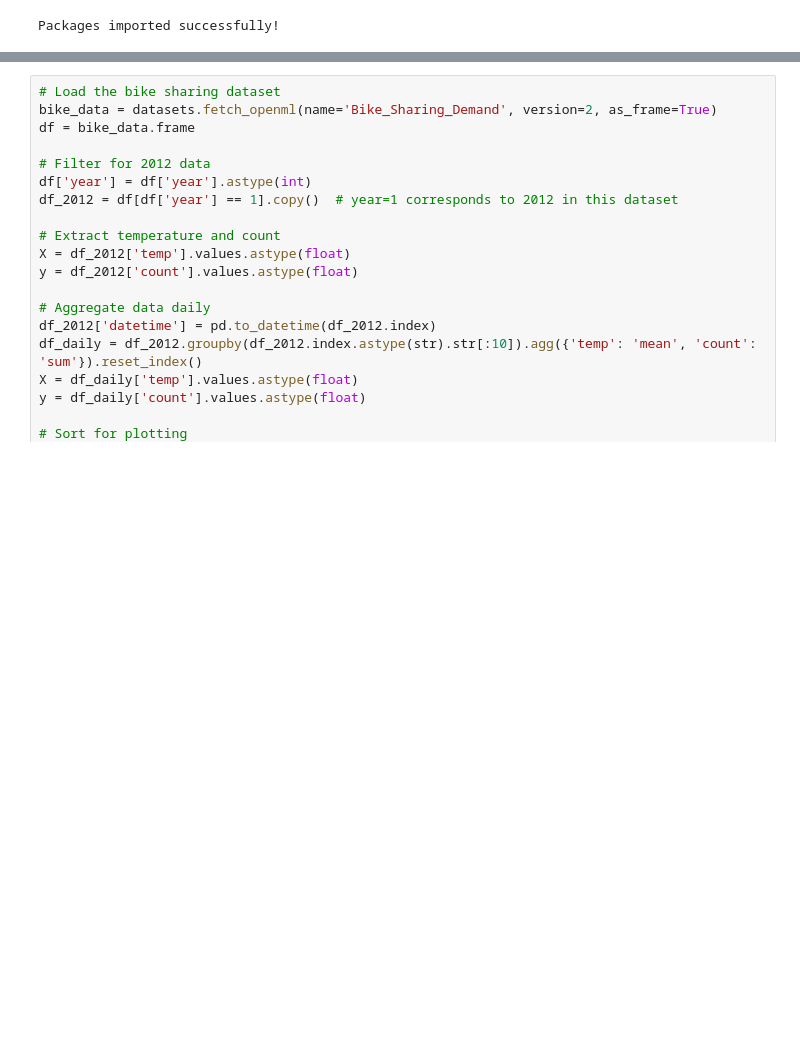
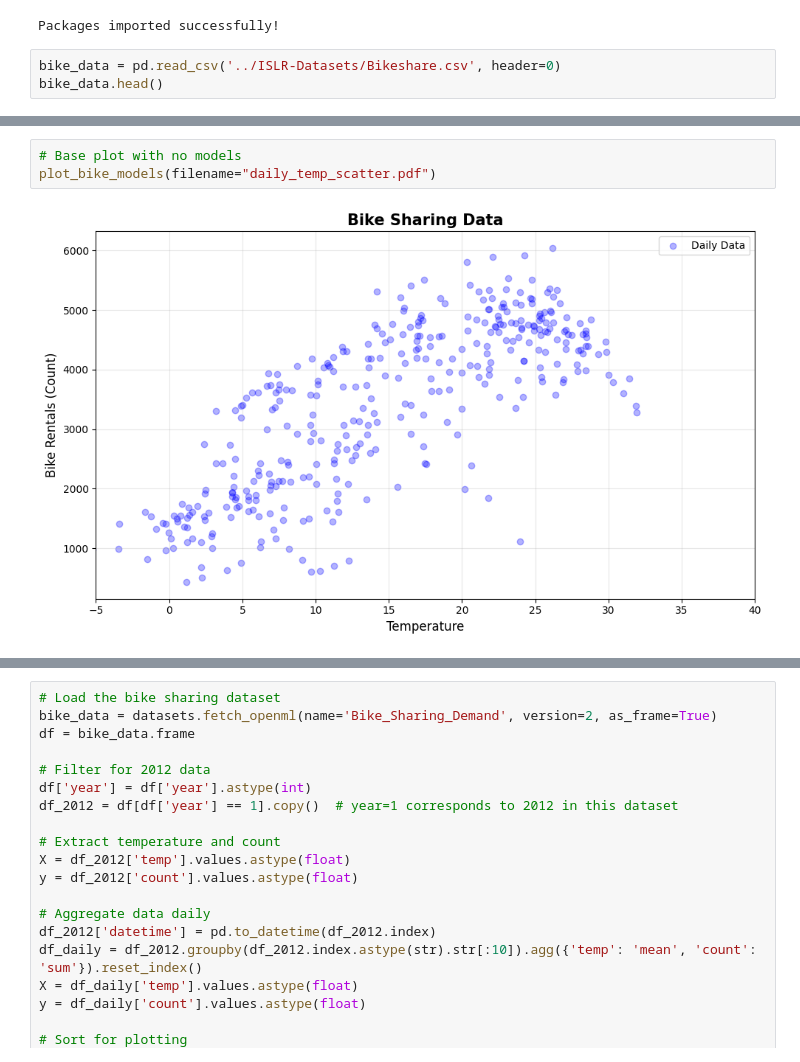
Before and after one commit to AlexS-1/BDME, a Jupyter notebook: Examples.ipynb, the cells around one changed output, grey strips where cells are left out. Cells and saved outputs as stored; diff of their text form; blank space fills up the shorter version.

```diff
--- a/Examples.ipynb
+++ b/Examples.ipynb
@@ -11,3 +11,6 @@ import pandas as pd
 print("Packages imported successfully!")
 # %% [output]
 Packages imported successfully!
+# %%
+bike_data = pd.read_csv('../ISLR-Datasets/Bikeshare.csv', header=0)
+bike_data.head()
@@ -13,0 +85,5 @@ Packages imported successfully!
+# %%
+# Base plot with no models
+plot_bike_models(filename="daily_temp_scatter.pdf")
+# %% [output]
+[figure, added]
```
Also changed, not shown: parts of 11 cells of this notebook, 20 other files.
